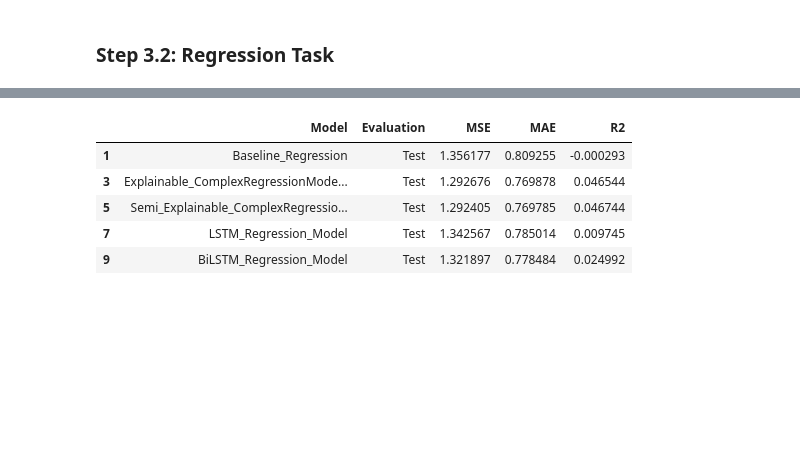
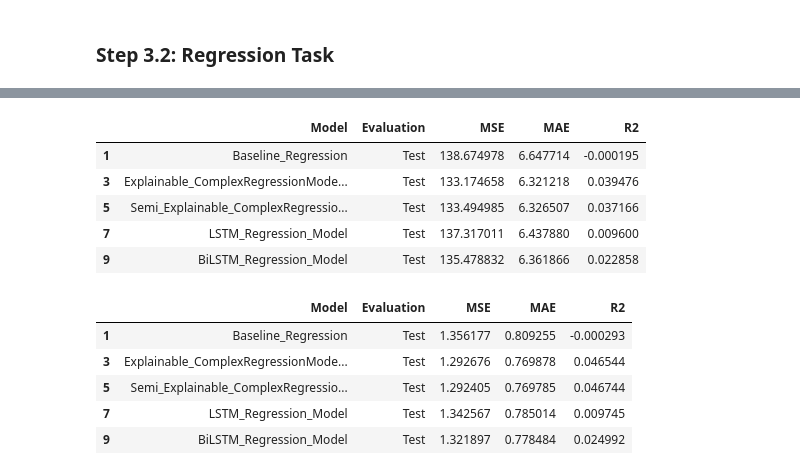
Before and after one commit to dario-x/user-post-popularity-prediction, a Jupyter notebook: Prediction.ipynb, the cells around one changed output, grey strips where cells are left out. Cells and saved outputs as stored; diff of their text form; code cells hidden in the pictures; blank space fills up the shorter version.

```diff
--- a/Prediction.ipynb
+++ b/Prediction.ipynb
@@ -516,3 +1213,12 @@ evaluation_regression_dfs_sorted = evaluation_regression_dfs.sort_values(by='Eva
+# %%
+evaluation_regression_dfs_sorted[evaluation_regression_dfs_sorted["Evaluation"] == "Test"]
+# %% [output]
+|  | Model | Evaluation | MSE | MAE | R2 |
+| 1 | Baseline_Regression | Test | 138.674978 | 6.647714 | -0.000195 |
+| 3 | Explainable_ComplexRegressionMode... | Test | 133.174658 | 6.321218 | 0.039476 |
+| 5 | Semi_Explainable_ComplexRegressio... | Test | 133.494985 | 6.326507 | 0.037166 |
+| 7 | LSTM_Regression_Model | Test | 137.317011 | 6.437880 | 0.009600 |
+| 9 | BiLSTM_Regression_Model | Test | 135.478832 | 6.361866 | 0.022858 |
 # %%
 evaluation_regression_dfs_sorted[evaluation_regression_dfs_sorted["Evaluation"] == "Test"]
 # %% [output]
```
Also changed, not shown: parts of 43 cells of this notebook, 15 other files.
